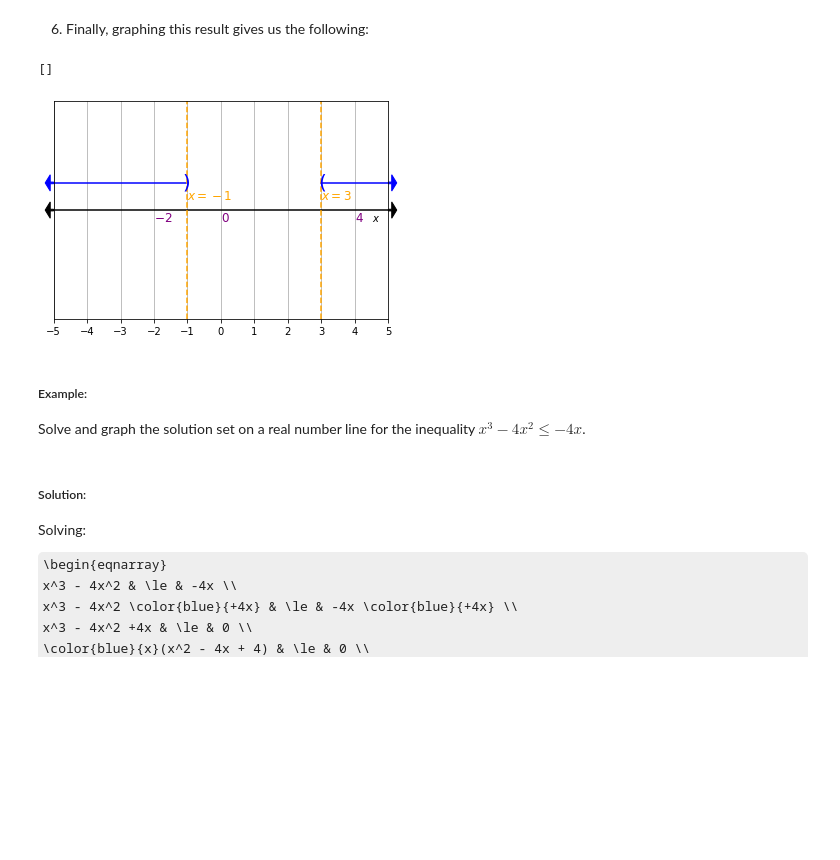
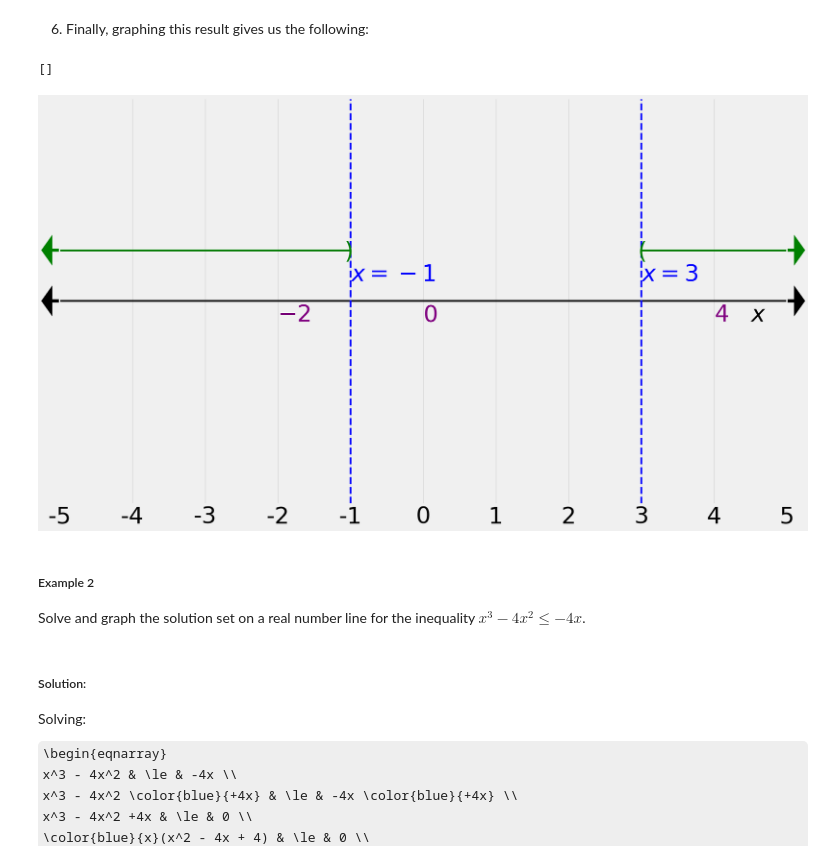
Before and after one commit to ProfessorBattlesword/College_Algebra, a Jupyter notebook: Chapter 3/section_3-6.ipynb, the cells around one changed output. Drawn from its saved outputs; the diff is of its cells as text; code cells hidden in the pictures; some formulas as TeX source; blank space fills up the shorter version.

```diff
--- a/Chapter 3/section_3-6.ipynb
+++ b/Chapter 3/section_3-6.ipynb
@@ -38,3 +40,11 @@ So we get $x = -1$ and $x = 3$ for our "boundary" points.
 
 3. Next we plot a number line and indicate the boundary points:
+# %%
+import warnings
+warnings.filterwarnings('ignore')
+
+import numpy as np
+import matplotlib.pyplot as plt
+
+plt.style.use('fivethirtyeight')
 # %%
@@ -110,34 +117,36 @@ As we can see, the middle region (between $x=-1$ and $x=3$) does not satisfy the
 # %% [markdown]
 6. Finally, graphing this result gives us the following:
 # %%
-fig, ax = plt.subplots()
+fig, ax = plt.subplots(figsize=(25, 15))
 ax.axhline(0, color='black', linestyle='-')
-ax.text(4.5,-.1,'$x$')
+ax.text(4.5,-.1,'$x$', fontsize=50)
 ax.arrow(-5, 0, -0.1, 0, width=0.015, color='black', clip_on=False, head_width=0.15, head_length=0.15)
 ax.arrow(5, 0, 0.1, 0, width=0.015, color='black', clip_on=False, head_width=0.15, head_length=0.15)
 ax.set_ylim(ymin,ymax)
 ax.set_xlim(xmin,xmax)
 ax.set_xticks(np.arange(xmin,xmax+1,1))
-ax.text(2.91,.25-.04,'(',fontsize=20,color='blue')
-ax.axhline(.25,0.8,1,color='blue',linestyle='-')
-ax.arrow(5, .25, 0.1, 0, width=0.015, color='blue', clip_on=False, head_width=0.15, head_length=0.15)
-ax.text(-1.15,.25-.04,')',fontsize=20,color='blue')
-ax.axhline(.25,0,.395,color='blue',linestyle='-')
-ax.arrow(-5, .25, -0.1, 0, width=0.015, color='blue', clip_on=False, head_width=0.15, head_length=0.15)
-ax.grid()
-ax.axvline(-1,color='orange',linestyle='--')
-ax.text(-1,.1,'$x=-1$',color='orange',fontsize=12)
-ax.axvline(3,color='orange',linestyle='--')
-ax.text(3,.1,'$x=3$',color='orange',fontsize=12)
-ax.text(0,-.1,'$0$',color='purple',fontsize=12)
-ax.text(-2,-.1,'$-2$',color='purple',fontsize=12)
-ax.text(4,-.1,'$4$',color='purple',fontsize=12)
+ax.text(2.95,.25-.04,'(',fontsize=50,color='g')
+ax.axhline(.25,0.8,1,color='g',linestyle='-')
+ax.arrow(5, .25, 0.1, 0, width=0.015, color='g', clip_on=False, head_width=0.15, head_length=0.15)
+ax.text(-1.08,.25-.04,')',fontsize=50,color='g')
+ax.axhline(.25,0,.4,color='g',linestyle='-')
+ax.arrow(-5, .25, -0.1, 0, width=0.015, color='g', clip_on=False, head_width=0.15, head_length=0.15)
+
+ax.axvline(-1,color='b',linestyle='--')
+ax.text(-1,.1,'$x=-1$',color='b',fontsize=50)
+ax.axvline(3,color='b',linestyle='--')
+ax.text(3,.1,'$x=3$',color='b',fontsize=50)
+ax.text(0,-.1,'$0$',color='purple',fontsize=50)
+ax.text(-2,-.1,'$-2$',color='purple',fontsize=50)
+ax.text(4,-.1,'$4$',color='purple',fontsize=50)
+ax.set_xticks(np.arange(-5,6,1))
+ax.set_xticklabels(np.arange(-5,6,1), fontsize=50)
 ax.set_yticks([])
 # %% [output]
 []
-[figure, old version]
+[figure, new version]
 # %% [markdown]
-##### Example:
+##### Example 2
 
 Solve and graph the solution set on a real number line for the inequality $x^3 - 4x^2 \le -4x$.
 # %% [markdown]
```
Also changed, not shown: parts of 17 cells of this notebook, 5 other files.
